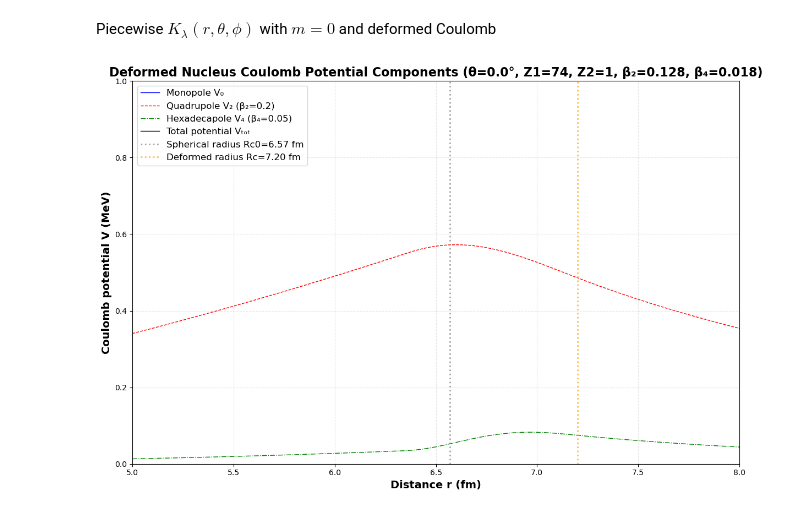
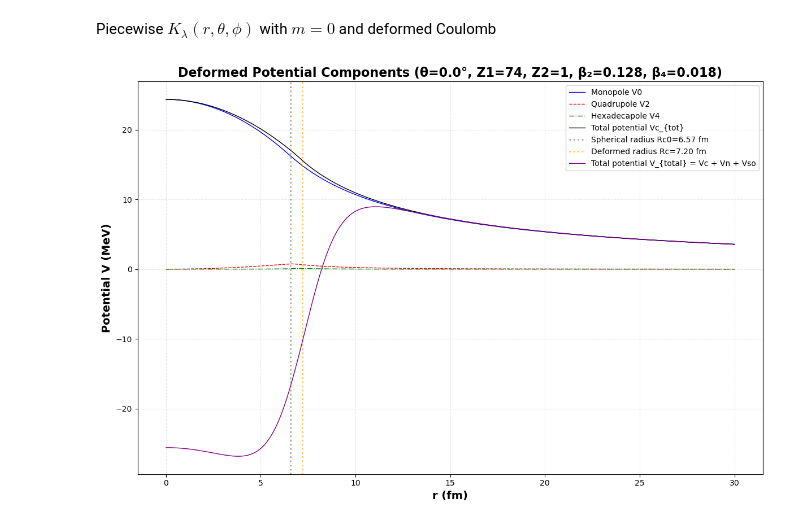
Before and after one commit to Duohereshui99/fit.test, a Jupyter notebook: ff/ff.ipynb, the cells around one changed output. Saved outputs shown, nothing was run; the diff lists cells and outputs as text; code cells hidden in the pictures.

```diff
--- a/ff/ff.ipynb
+++ b/ff/ff.ipynb
@@ -48,8 +48,9 @@ def Vn(V0,r0,a0,beta2,beta4,beta2_tilde,beta4_tilde,r,theta):
     return -V0/(1+np.exp((r-r0_theta)/a0_theta))
 
 #V_{so}, with lambda_pi being the wave number of pion
-def Vso(Vso0,rso,aso,lambda_pi,L,S,J,r):
-    return Vso0*lambda_pi**2/aso*(-np.exp((r-rso)/aso)/(r*(1+np.exp((r-rso)/aso))**2))*(J*(J+1)-L*(L+1)-S*(S+1))/2
+def Vso(Vso0,rso,aso,L,S,J,r):
+    lambda_pi2=2
+    return Vso0*lambda_pi2/aso*(-np.exp((r-rso)/aso)/(r*(1+np.exp((r-rso)/aso))**2))*(J*(J+1)-L*(L+1)-S*(S+1))/2
 # %% [markdown]
 Piecewise $K_{\lambda}(r,\theta,\phi)$ with $m=0$ and deformed Coulomb
 # %%
@@ -97,67 +98,82 @@ def Vc_vectorized(z1, z2, r, theta, Rc0, beta2, beta4):
     res4 = 2 * quad_vec(lambda t: integrand_lam(t, 4), 0, np.pi/2,
                         epsabs=1e-10, epsrel=1e-10)[0]
 
-    V_0 = 3*z1*z2*e2 / Rc_fixed**3 * 2*np.pi * Y00*res0
-    V_2 = 3*z1*z2*e2 / Rc_fixed**3 * 2*np.pi * Y20/5*res2
-    V_4 = 3*z1*z2*e2 / Rc_fixed**3 * 2*np.pi * Y40/9*res4
+    V_0 = 3*z1*z2*e2 / Rc0**3 * 2*np.pi * Y00*res0
+    V_2 = 3*z1*z2*e2 / Rc0**3 * 2*np.pi * Y20/5*res2
+    V_4 = 3*z1*z2*e2 / Rc0**3 * 2*np.pi * Y40/9*res4
 
     # Final Coulomb potential
-    V_tot = V_0 + V_2 + V_4
+    Vc_tot = V_0 + V_2 + V_4
 
-    return V_tot, V_0, V_2, V_4
+    return Vc_tot, V_0, V_2, V_4
 # %%
 # ================== Parameters ==================
+beta2tilde = 0.5  # quadrupole deformation parameter
+beta4tilde = 0.2  # hexadecapole deformation parameter
 z1, z2 = 74, 1
 A1 = 160
 Rc0 = 1.21 * A1**(1/3)          # ≈5.95 fm
 theta_0 = 0                # theta angle (along major axis)
-r = np.linspace(0.0, 30.0, 5000) # avoid too small r
+r = np.linspace(0.01, 30.0, 5000) # avoid too small r
 
 # Deformation parameters - can be modified as needed
 beta2 = 0.128  # quadrupole deformation parameter
 beta4 = 0.018  # hexadecapole deformation parameter
 
 
-V_tot, V_0, V_2, V_4 = Vc_vectorized(z1, z2, r, theta_0, Rc0, beta2, beta4)
+Vc_tot, V_0, V_2, V_4 = Vc_vectorized(z1, z2, r, theta_0, Rc0, beta2, beta4)
 
+a0=0.637 ; r0=1.19*A1**(1/3)*(1-0.116*(A1-2*z1)/A1)+0.235 ; V0=50
 
+VVn= Vn(V0,r0,a0,beta2,beta4,beta2tilde,beta4tilde,r,theta_0)
+
+aso=0.75; Vso0=6.2; rso=1.01*A1**(1/3)
+L=0; S=0.5; J=L+0.5
+
+VVso=Vso(Vso0,rso,aso,L,S,J,r)
 # Create figure
 plt.figure(figsize=(12, 8))
 
 # Plot each potential component
-plt.plot(r, V_0, label='Monopole V₀', color='blue', linewidth=1, linestyle='-')
-plt.plot(r, V_2, label='Quadrupole V₂ (β₂=0.2)', color='red', linewidth=1, linestyle='--')
-plt.plot(r, V_4, label='Hexadecapole V₄ (β₄=0.05)', color='green', linewidth=1, linestyle='-.')
-plt.plot(r, V_tot, label='Total potential Vₜₒₜ', color='black', linewidth=1, linestyle='-')
-
+plt.plot(r, V_0, label='Monopole V0', color='blue', linewidth=1, linestyle='-')
+plt.plot(r, V_2, label='Quadrupole V2 ', color='red', linewidth=1, linestyle='--')
+plt.plot(r, V_4, label='Hexadecapole V4 ', color='green', linewidth=1, linestyle='-.')
+plt.plot(r, Vc_tot, label='Total potential Vc_{tot}', color='black', linewidth=1, linestyle='-')
 # Mark spherical nucleus radius
 plt.axvline(x=Rc0, color='gray', linestyle=':', linewidth=2, alpha=0.7,
            label=f'Spherical radius Rc0={Rc0:.2f} fm')
 
 # Calculate and mark actual deformed nucleus radius
 Y20_theta0 = sph_harm(0, 2, 0, theta_0).real
 Y40_theta0 = sph_harm(0, 4, 0, theta_0).real
 Rc_deformed = Rc0 * (1 + beta2*Y20_theta0 + beta4*Y40_theta0)
 plt.axvline(x=Rc_deformed, color='orange', linestyle=':', linewidth=2, alpha=0.7,
            label=f'Deformed radius Rc={Rc_deformed:.2f} fm')
 
 # Set axes and labels
-plt.xlabel('Distance r (fm)', fontsize=14, fontweight='bold')
-plt.ylabel('Coulomb potential V (MeV)', fontsize=14, fontweight='bold')
+plt.xlabel('r (fm)', fontsize=14, fontweight='bold')
+plt.ylabel('Potential V (MeV)', fontsize=14, fontweight='bold')
 
 # Title
-plt.title(f'Deformed Nucleus Coulomb Potential Components (θ={theta_0/np.pi*180:.1f}°, Z1={z1}, Z2={z2}, β₂={beta2}, β₄={beta4})',
+plt.title(f'Deformed Potential Components (θ={theta_0/np.pi*180:.1f}°, Z1={z1}, Z2={z2}, β₂={beta2}, β₄={beta4})',
           fontsize=16, fontweight='bold')
+# ================== 在你原来的绘图代码最后加上这几行 ==================
 
+# 计算总势能（库仑 + 核势 + 自旋-轨道势）
+V_total = Vc_tot + VVn + VVso
+
+# 画出总势能（最粗、最显眼）
+plt.plot(r, V_total, 'purple', linewidth=1, label='Total potential V_{total} = Vc + Vn + Vso')
 # Grid and legend
 plt.grid(True, alpha=0.3, linestyle='--')
-plt.legend(fontsize=12, loc='best')
+plt.legend(fontsize=10, loc='best')
+
 
 # Set axis ranges
-plt.xlim(5,8)
-plt.ylim(0,1)
+# plt.xlim(5,8)
+# plt.ylim(0,1)
 
 plt.tight_layout()
 plt.show()
 # %% [output]
-[figure, old version]
+[figure, new version]
```
